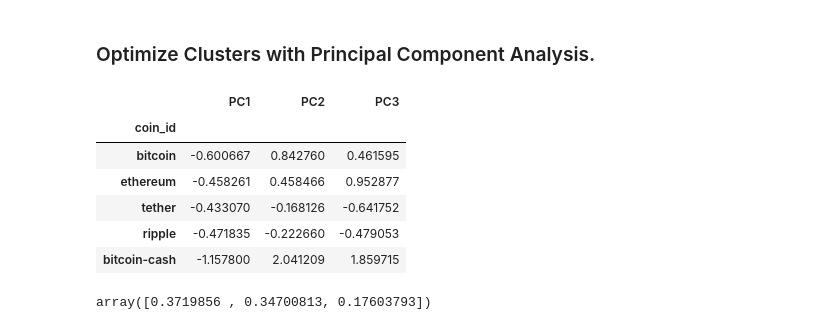
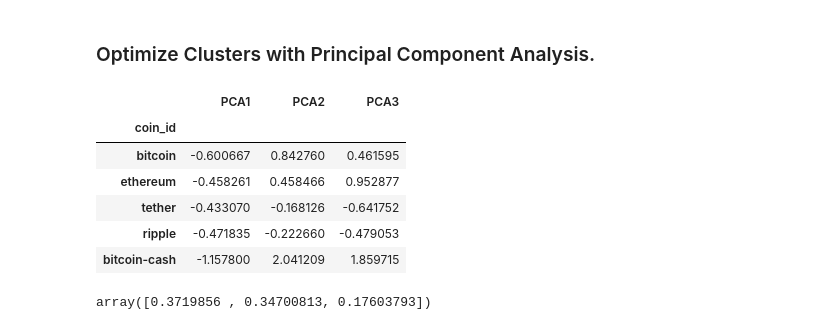
Before and after one commit to ezwang8/CryptoClustering, a Jupyter notebook: Crypto_Clustering.ipynb, the cells around one changed output. Saved outputs shown, nothing was run; the diff lists cells and outputs as text; code cells hidden in the pictures.

```diff
--- a/Crypto_Clustering.ipynb
+++ b/Crypto_Clustering.ipynb
@@ -183,14 +184,14 @@ pca = PCA(n_components=3)
 # %%
 # Use the PCA model with `fit_transform` on the original scaled DataFrame to reduce to three principal components.
 pca_data = pca.fit_transform(scaled_market_data_df)
 
 # Creating new DataFrame with the PCA data
-pca_df = pd.DataFrame(pca_data, columns=['PC1', 'PC2', 'PC3'], index=scaled_market_data_df.index)
+pca_df = pd.DataFrame(pca_data, columns=['PCA1', 'PCA2', 'PCA3'], index=scaled_market_data_df.index)
 
 # View the first five rows of the DataFrame.
 pca_df.head()
 # %% [output]
-|  | PC1 | PC2 | PC3 |
+|  | PCA1 | PCA2 | PCA3 |
 | coin_id |  |  |  |
 | bitcoin | -0.600667 | 0.842760 | 0.461595 |
 | ethereum | -0.458261 | 0.458466 | 0.952877 |
```
Also changed, not shown: parts of 6 cells of this notebook.
